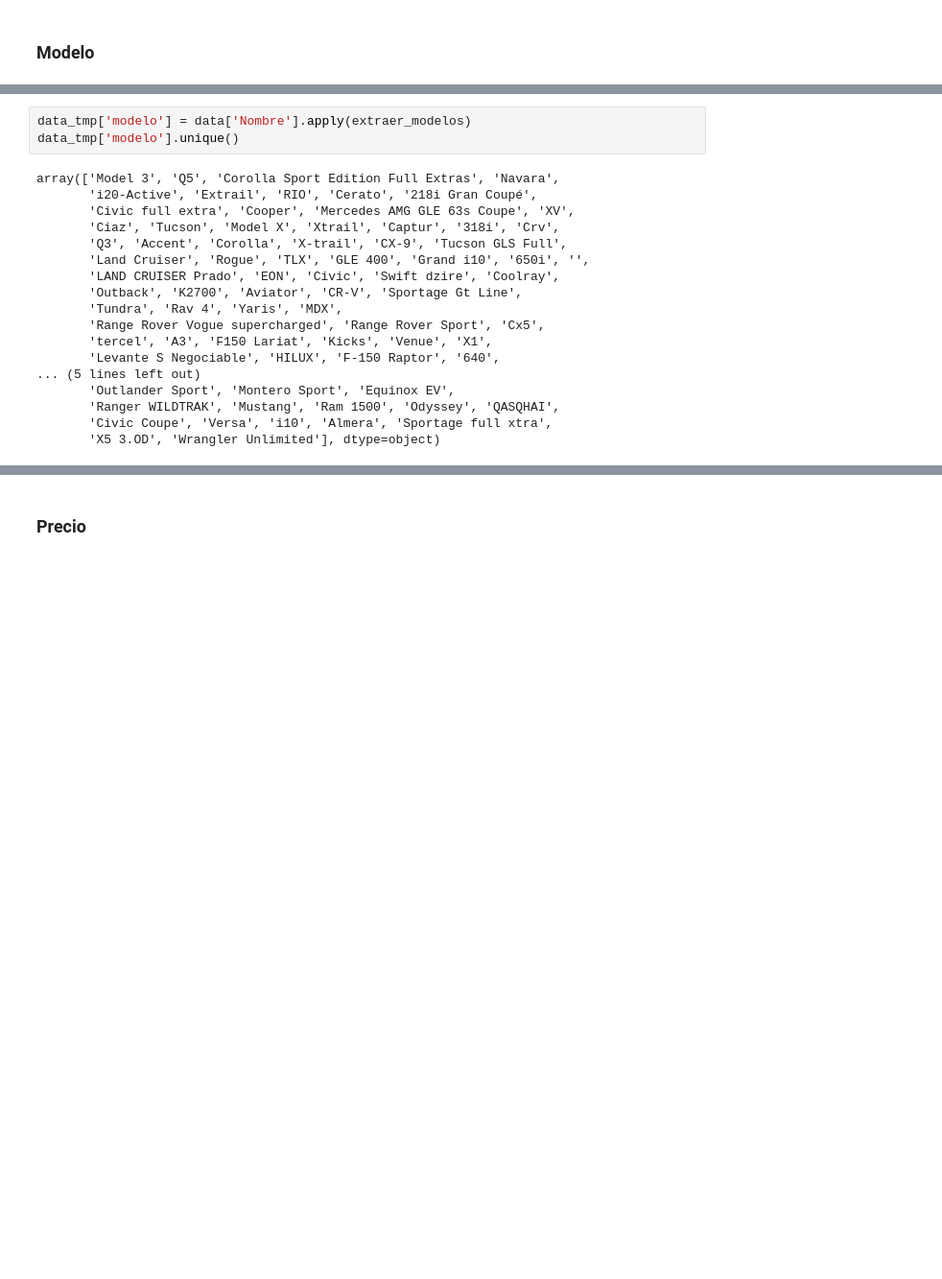
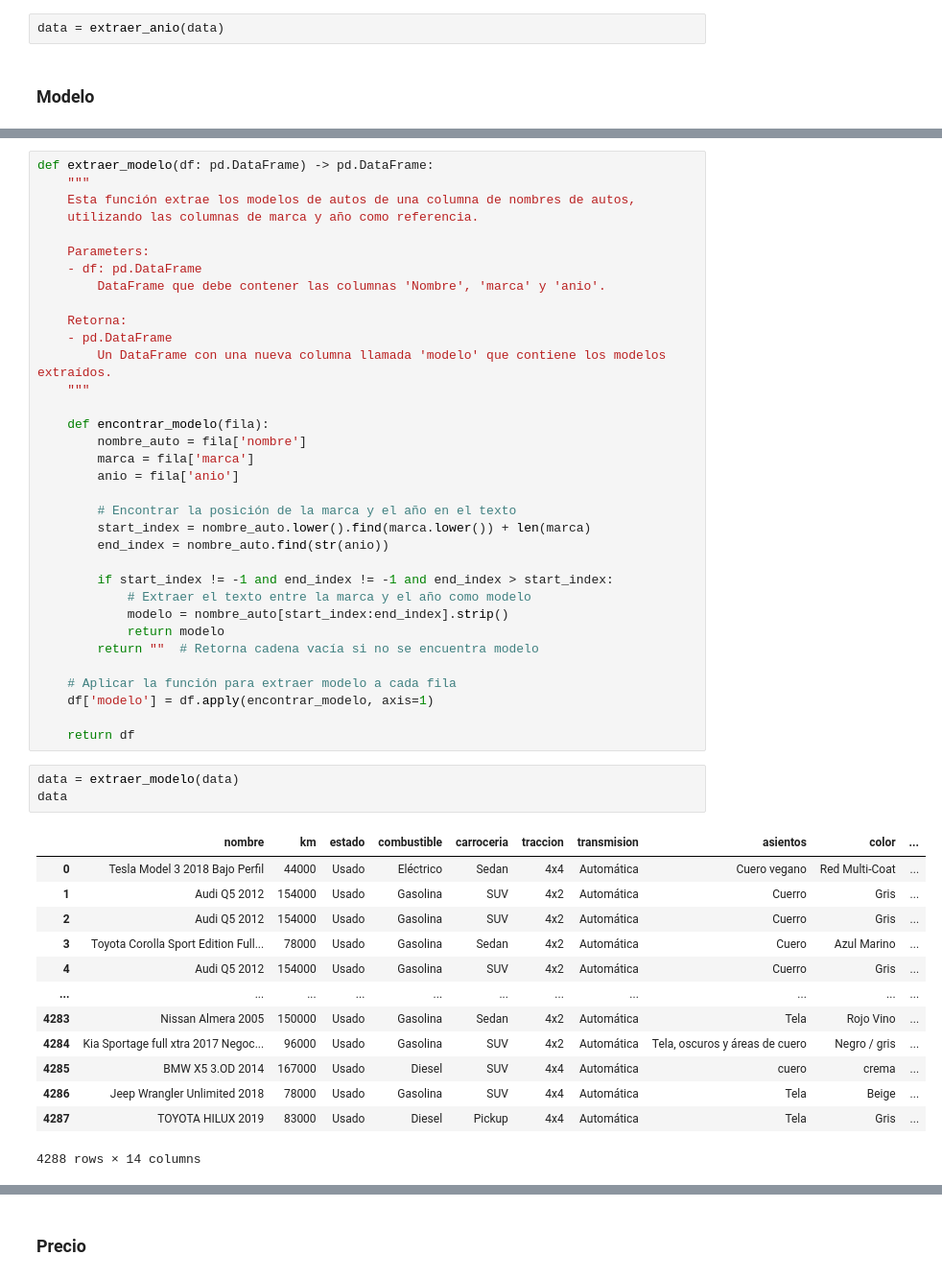
Before and after one commit to PabloJRW/web-scrapers, a Jupyter notebook: scripts/processing/geeky_transformation.ipynb, the cells around one changed output, grey strips where cells are left out. Shown at 96% size. Saved outputs shown, nothing was run; the diff lists cells and outputs as text; blank space fills up the shorter version.

```diff
--- a/scripts/processing/geeky_transformation.ipynb
+++ b/scripts/processing/geeky_transformation.ipynb
@@ -168,2 +230,4 @@ Name: anio, Length: 4288, dtype: int64
+# %%
+data = extraer_anio(data)
 # %% [markdown]
 ### Modelo
@@ -185,22 +234,52 @@ def extraer_modelos(df):
-# %%
-data_tmp['modelo'] = data['Nombre'].apply(extraer_modelos)
-data_tmp['modelo'].unique()
-# %% [output]
-array(['Model 3', 'Q5', 'Corolla Sport Edition Full Extras', 'Navara',
-       'i20-Active', 'Extrail', 'RIO', 'Cerato', '218i Gran Coupé',
-       'Civic full extra', 'Cooper', 'Mercedes AMG GLE 63s Coupe', 'XV',
-       'Ciaz', 'Tucson', 'Model X', 'Xtrail', 'Captur', '318i', 'Crv',
-       'Q3', 'Accent', 'Corolla', 'X-trail', 'CX-9', 'Tucson GLS Full',
-       'Land Cruiser', 'Rogue', 'TLX', 'GLE 400', 'Grand i10', '650i', '',
-       'LAND CRUISER Prado', 'EON', 'Civic', 'Swift dzire', 'Coolray',
-       'Outback', 'K2700', 'Aviator', 'CR-V', 'Sportage Gt Line',
-       'Tundra', 'Rav 4', 'Yaris', 'MDX',
-       'Range Rover Vogue supercharged', 'Range Rover Sport', 'Cx5',
-       'tercel', 'A3', 'F150 Lariat', 'Kicks', 'Venue', 'X1',
-       'Levante S Negociable', 'HILUX', 'F-150 Raptor', '640',
-... (5 lines left out)
-       'Outlander Sport', 'Montero Sport', 'Equinox EV',
-       'Ranger WILDTRAK', 'Mustang', 'Ram 1500', 'Odyssey', 'QASQHAI',
-       'Civic Coupe', 'Versa', 'i10', 'Almera', 'Sportage full xtra',
-       'X5 3.OD', 'Wrangler Unlimited'], dtype=object)
+# %%
+def extraer_modelo(df: pd.DataFrame) -> pd.DataFrame:
+    """
+    Esta función extrae los modelos de autos de una columna de nombres de autos,
+    utilizando las columnas de marca y año como referencia.
+
+    Parameters:
+    - df: pd.DataFrame
+        DataFrame que debe contener las columnas 'Nombre', 'marca' y 'anio'.
+
+    Retorna:
+    - pd.DataFrame
+        Un DataFrame con una nueva columna llamada 'modelo' que contiene los modelos extraídos.
+    """
+
+    def encontrar_modelo(fila):
+        nombre_auto = fila['nombre']
+        marca = fila['marca']
+        anio = fila['anio']
+
+        # Encontrar la posición de la marca y el año en el texto
+        start_index = nombre_auto.lower().find(marca.lower()) + len(marca)
+        end_index = nombre_auto.find(str(anio))
+
+        if start_index != -1 and end_index != -1 and end_index > start_index:
+            # Extraer el texto entre la marca y el año como modelo
+            modelo = nombre_auto[start_index:end_index].strip()
+            return modelo
+        return ""  # Retorna cadena vacía si no se encuentra modelo
+
+    # Aplicar la función para extraer modelo a cada fila
+    df['modelo'] = df.apply(encontrar_modelo, axis=1)
+
+    return df
+# %%
+data = extraer_modelo(data)
+data
+# %% [output]
+|  | nombre | km | estado | combustible | carroceria | traccion | transmision | asientos | color | ... |
+| 0 | Tesla Model 3 2018 Bajo Perfil | 44000 | Usado | Eléctrico | Sedan | 4x4 | Automática | Cuero vegano | Red Multi-Coat | ... |
+| 1 | Audi Q5 2012 | 154000 | Usado | Gasolina | SUV | 4x2 | Automática | Cuerro | Gris | ... |
+| 2 | Audi Q5 2012 | 154000 | Usado | Gasolina | SUV | 4x2 | Automática | Cuerro | Gris | ... |
+| 3 | Toyota Corolla Sport Edition Full... | 78000 | Usado | Gasolina | Sedan | 4x2 | Automática | Cuero | Azul Marino | ... |
+| 4 | Audi Q5 2012 | 154000 | Usado | Gasolina | SUV | 4x2 | Automática | Cuerro | Gris | ... |
+| ... | ... | ... | ... | ... | ... | ... | ... | ... | ... | ... |
+| 4283 | Nissan Almera 2005 | 150000 | Usado | Gasolina | Sedan | 4x2 | Automática | Tela | Rojo Vino | ... |
+| 4284 | Kia Sportage full xtra 2017 Negoc... | 96000 | Usado | Gasolina | SUV | 4x2 | Automática | Tela, oscuros y áreas de cuero | Negro / gris | ... |
+| 4285 | BMW X5 3.OD 2014 | 167000 | Usado | Diesel | SUV | 4x4 | Automática | cuero | crema | ... |
+| 4286 | Jeep Wrangler Unlimited 2018 | 78000 | Usado | Gasolina | SUV | 4x4 | Automática | Tela | Beige | ... |
+| 4287 | TOYOTA HILUX 2019 | 83000 | Usado | Diesel | Pickup | 4x4 | Automática | Tela | Gris | ... |
+4288 rows × 14 columns
 # %%
```
Also changed, not shown: parts of 35 cells of this notebook, 6 other files.
